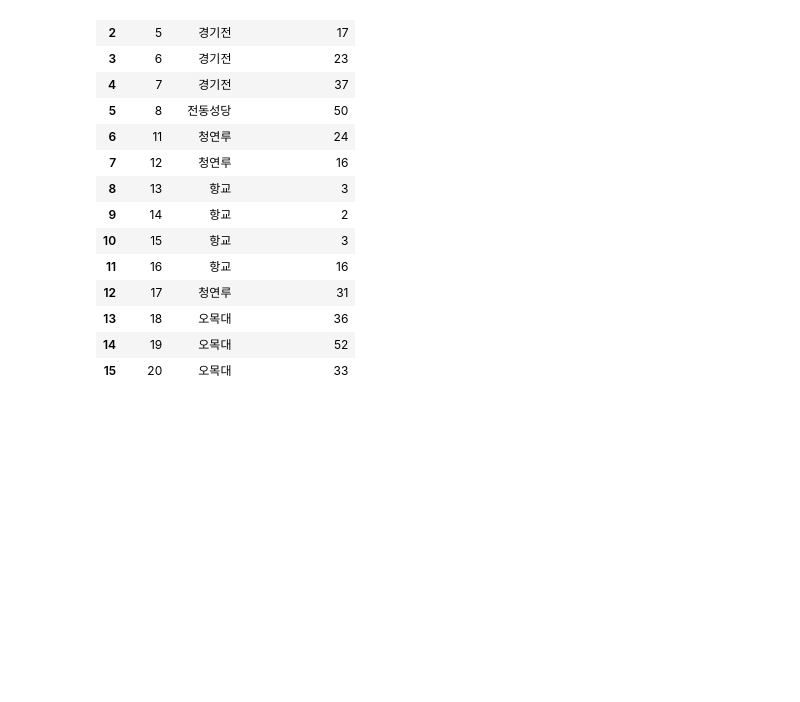
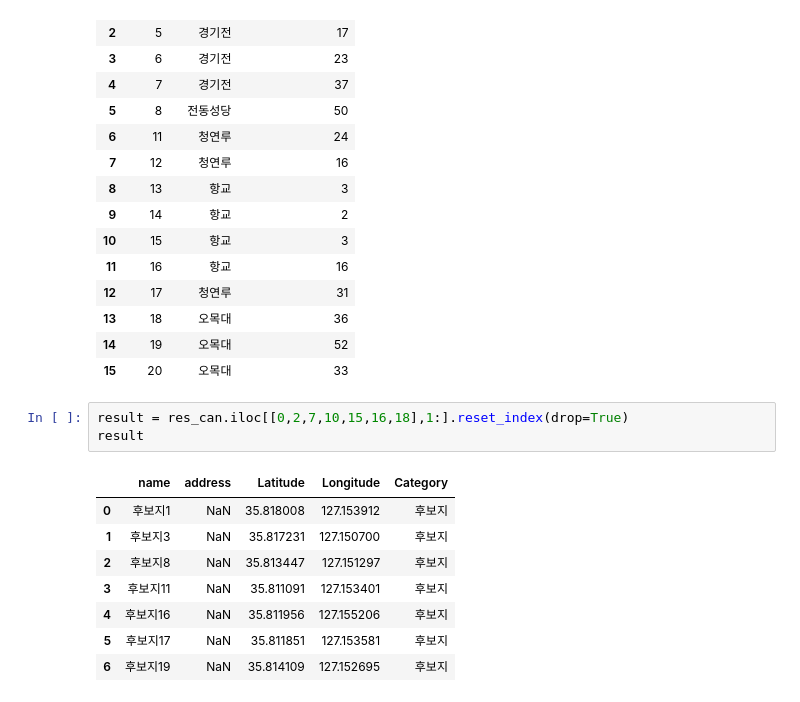
Before and after one commit to Ant9615/CapstoneDesignProject_JBNU_ISE, a Jupyter notebook: work/data prepro.ipynb, the cells around one changed output. Drawn from its saved outputs; the diff is of its cells as text; blank space fills up the shorter version.

```diff
--- a/work/data prepro.ipynb
+++ b/work/data prepro.ipynb
@@ -329,3 +388,15 @@ count_candidates
 | 13 | 18 | 오목대 | 36 |
 | 14 | 19 | 오목대 | 52 |
 | 15 | 20 | 오목대 | 33 |
+# %%
+result = res_can.iloc[[0,2,7,10,15,16,18],1:].reset_index(drop=True)
+result
+# %% [output]
+|  | name | address | Latitude | Longitude | Category |
+| 0 | 후보지1 | NaN | 35.818008 | 127.153912 | 후보지 |
+| 1 | 후보지3 | NaN | 35.817231 | 127.150700 | 후보지 |
+| 2 | 후보지8 | NaN | 35.813447 | 127.151297 | 후보지 |
+| 3 | 후보지11 | NaN | 35.811091 | 127.153401 | 후보지 |
+| 4 | 후보지16 | NaN | 35.811956 | 127.155206 | 후보지 |
+| 5 | 후보지17 | NaN | 35.811851 | 127.153581 | 후보지 |
+| 6 | 후보지19 | NaN | 35.814109 | 127.152695 | 후보지 |
```
Also changed, not shown: parts of 5 cells of this notebook, 4 other files.
